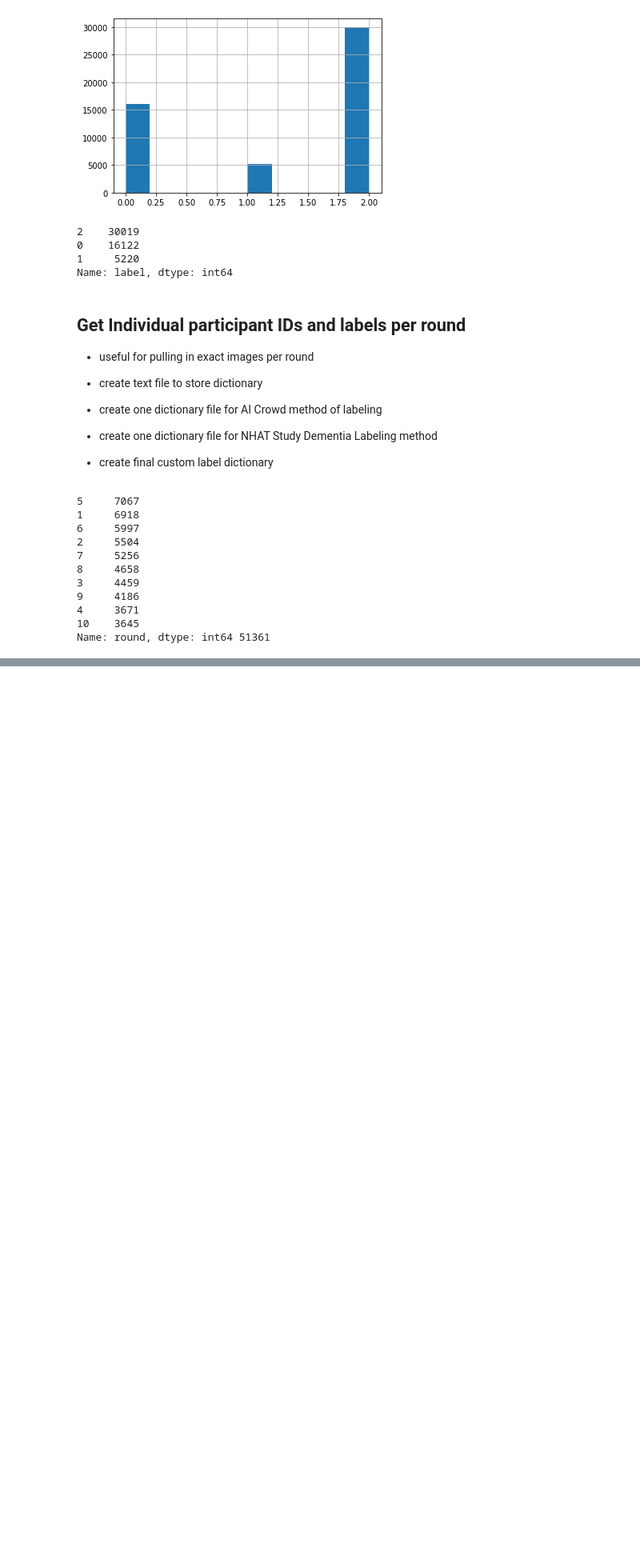
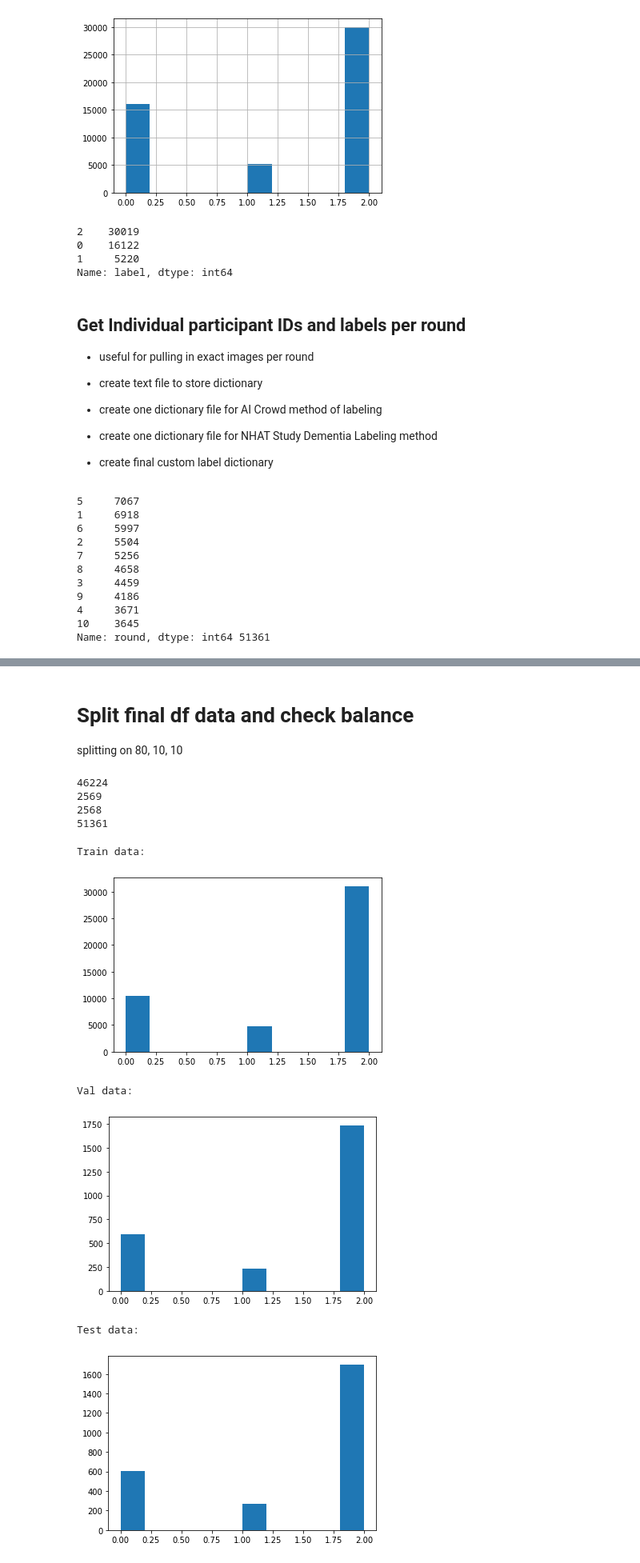
Before and after one commit to ian-byrne/MADSmilestone2, a Jupyter notebook: Labeling/Cleaning_labeling.ipynb, the cells around one changed output, grey strips where cells are left out. Shown at 80% size. Saved outputs shown, nothing was run; the diff lists cells and outputs as text; code cells hidden in the pictures; blank space fills up the shorter version.

Commit message:
added balanced code, need to separate out into other notebook

```diff
--- a/Labeling/Cleaning_labeling.ipynb
+++ b/Labeling/Cleaning_labeling.ipynb
@@ -690,3 +617,38 @@ try:
 
 except:
     print("Unable to write to file")
+# %% [markdown]
+# Split final df data and check balance
+splitting on 80, 10, 10
+# %%
+from sklearn.model_selection import train_test_split
+
+train, temp = train_test_split(final_label_df, test_size=0.1, random_state = 42)
+test, val = train_test_split(temp, test_size=0.5, random_state = 42)
+# %%
+print(len(train))
+print(len(val))
+print(len(test))
+print(len(train)+len(val)+len(test))
+# %% [output]
+46224
+2569
+2568
+51361
+# %%
+print("Train data: \n")
+plt.hist(train.label)
+plt.show()
+print("Val data: \n")
+plt.hist(val.label)
+plt.show()
+print("Test data: \n")
+plt.hist(test.label)
+plt.show()
+# %% [output]
+Train data:
+[figure, added]
+Val data:
+[figure, added]
+Test data:
+[figure, added]
```
Also changed, not shown: parts of 15 cells of this notebook.
